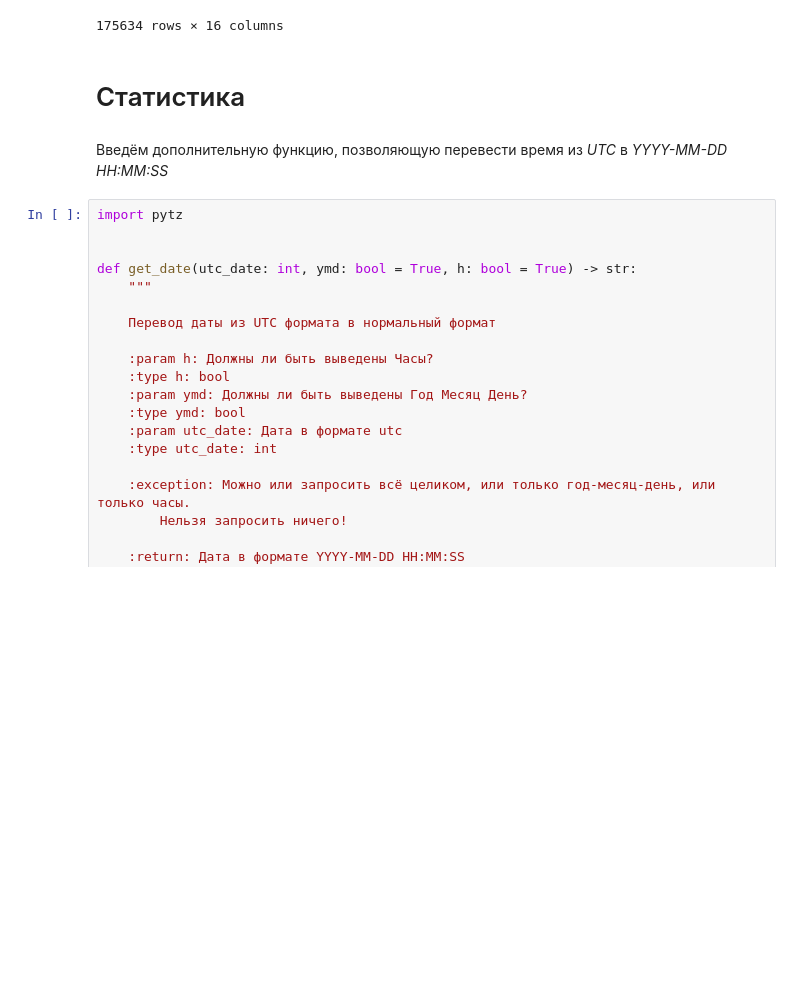
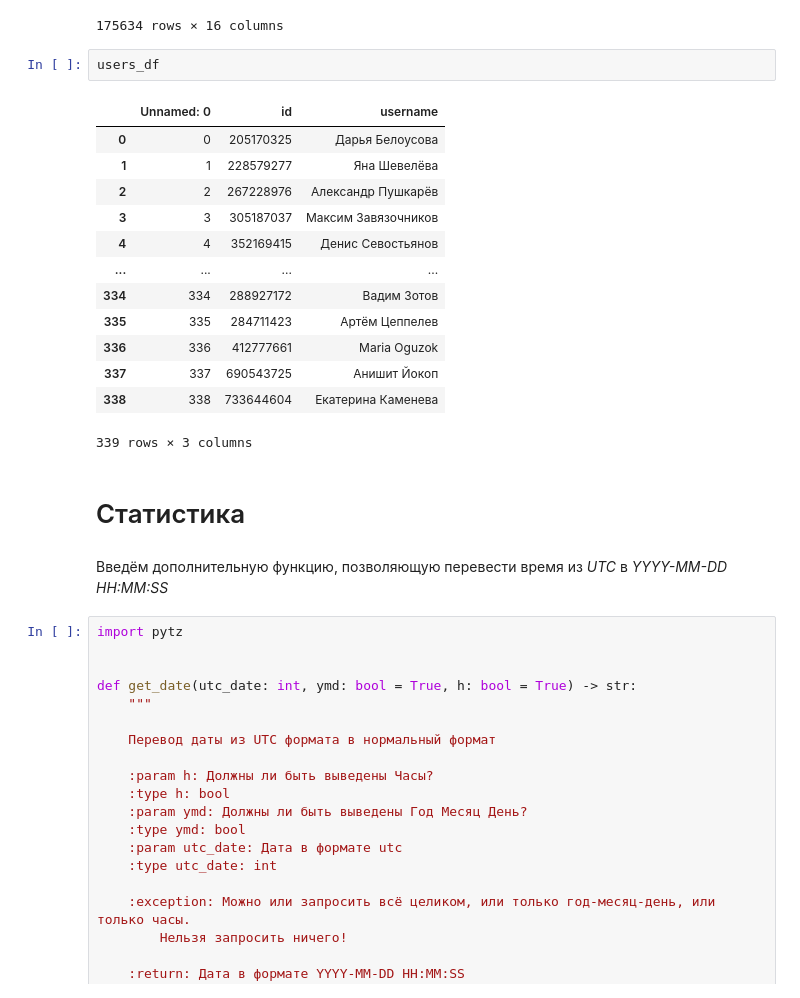
Before and after one commit to Jrol123/VK_stats, a Jupyter notebook: vk_stat.ipynb, the cells around one changed output. Saved outputs shown, nothing was run; the diff lists cells and outputs as text; blank space fills up the shorter version.

```diff
--- a/vk_stat.ipynb
+++ b/vk_stat.ipynb
@@ -377,6 +378,22 @@ chat_df
 | 175632 | 175632 | 614382 | 1701352798 | True | False | 529577677 | NaN | NaN | [] | ... |
 | 175633 | 175633 | 614383 | 1708771406 | True | False | 453792061 | NaN | NaN | [] | ... |
 175634 rows × 16 columns
+# %%
+users_df
+# %% [output]
+|  | Unnamed: 0 | id | username |
+| 0 | 0 | 205170325 | Дарья Белоусова |
+| 1 | 1 | 228579277 | Яна Шевелёва |
+| 2 | 2 | 267228976 | Александр Пушкарёв |
+| 3 | 3 | 305187037 | Максим Завязочников |
+| 4 | 4 | 352169415 | Денис Севостьянов |
+| ... | ... | ... | ... |
+| 334 | 334 | 288927172 | Вадим Зотов |
+| 335 | 335 | 284711423 | Артём Цеппелев |
+| 336 | 336 | 412777661 | Maria Oguzok |
+| 337 | 337 | 690543725 | Анишит Йокоп |
+| 338 | 338 | 733644604 | Екатерина Каменева |
+339 rows × 3 columns
 # %% [markdown]
 # Статистика
 # %% [markdown]
```
Also changed, not shown: parts of 2 cells of this notebook.
